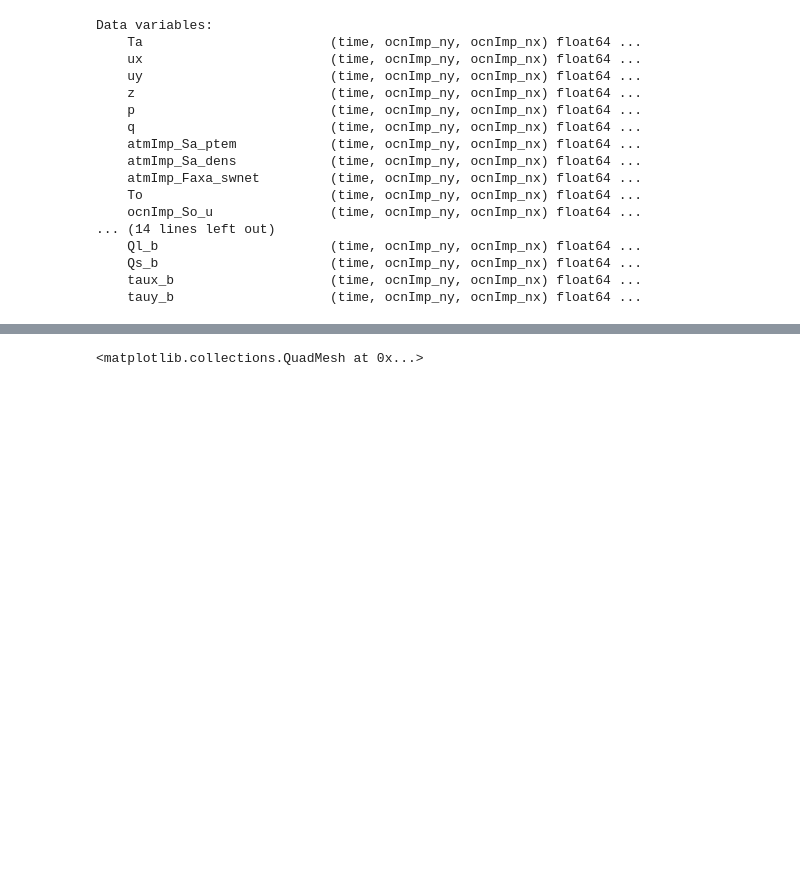
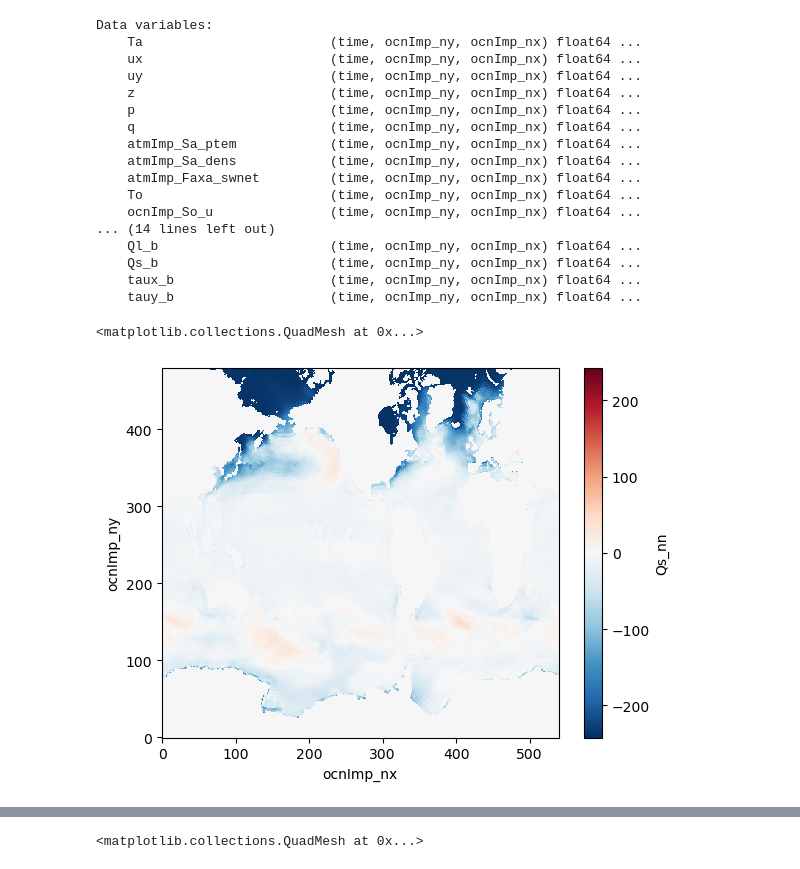
Before and after one commit to jiarong-wu/mlflux, a Jupyter notebook: notebooks/testing/cesm.ipynb, the cells around one changed output, grey strips where cells are left out. Cells and saved outputs as stored; diff of their text form; code cells hidden in the pictures; blank space fills up the shorter version.

```diff
--- a/notebooks/testing/cesm.ipynb
+++ b/notebooks/testing/cesm.ipynb
@@ -116,3 +108,8 @@ Data variables:
     Qs_b                      (time, ocnImp_ny, ocnImp_nx) float64 ...
     taux_b                    (time, ocnImp_ny, ocnImp_nx) float64 ...
     tauy_b                    (time, ocnImp_ny, ocnImp_nx) float64 ...
+# %%
+ds.Qs_nn.mean(dim='time').plot(vmax=500, vmin=-500, cmap='RdBu_r')
+# %% [output]
+<matplotlib.collections.QuadMesh at 0x...>
+[figure, added]
```
Also changed, not shown: parts of 4 cells of this notebook, 7 other files.
